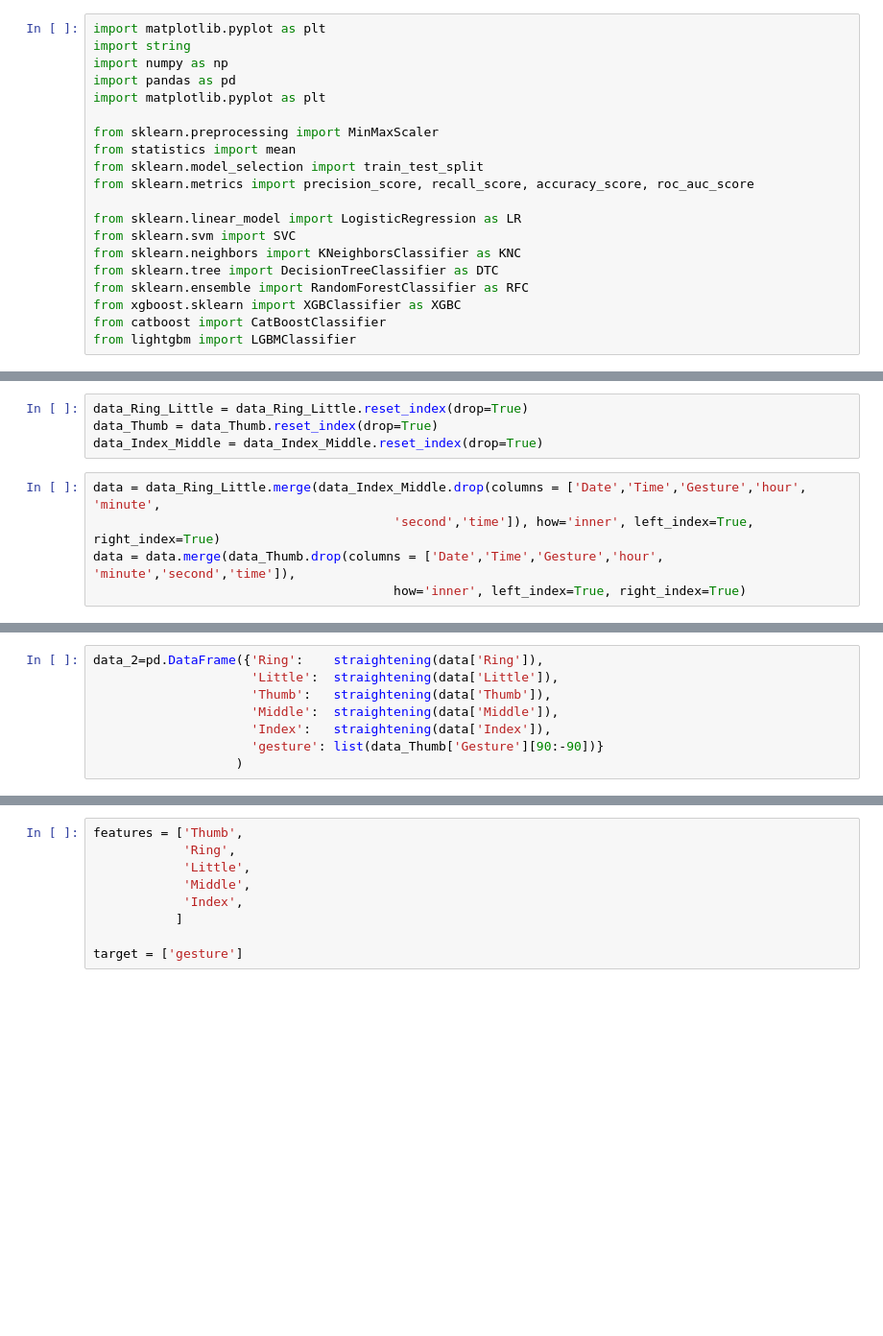
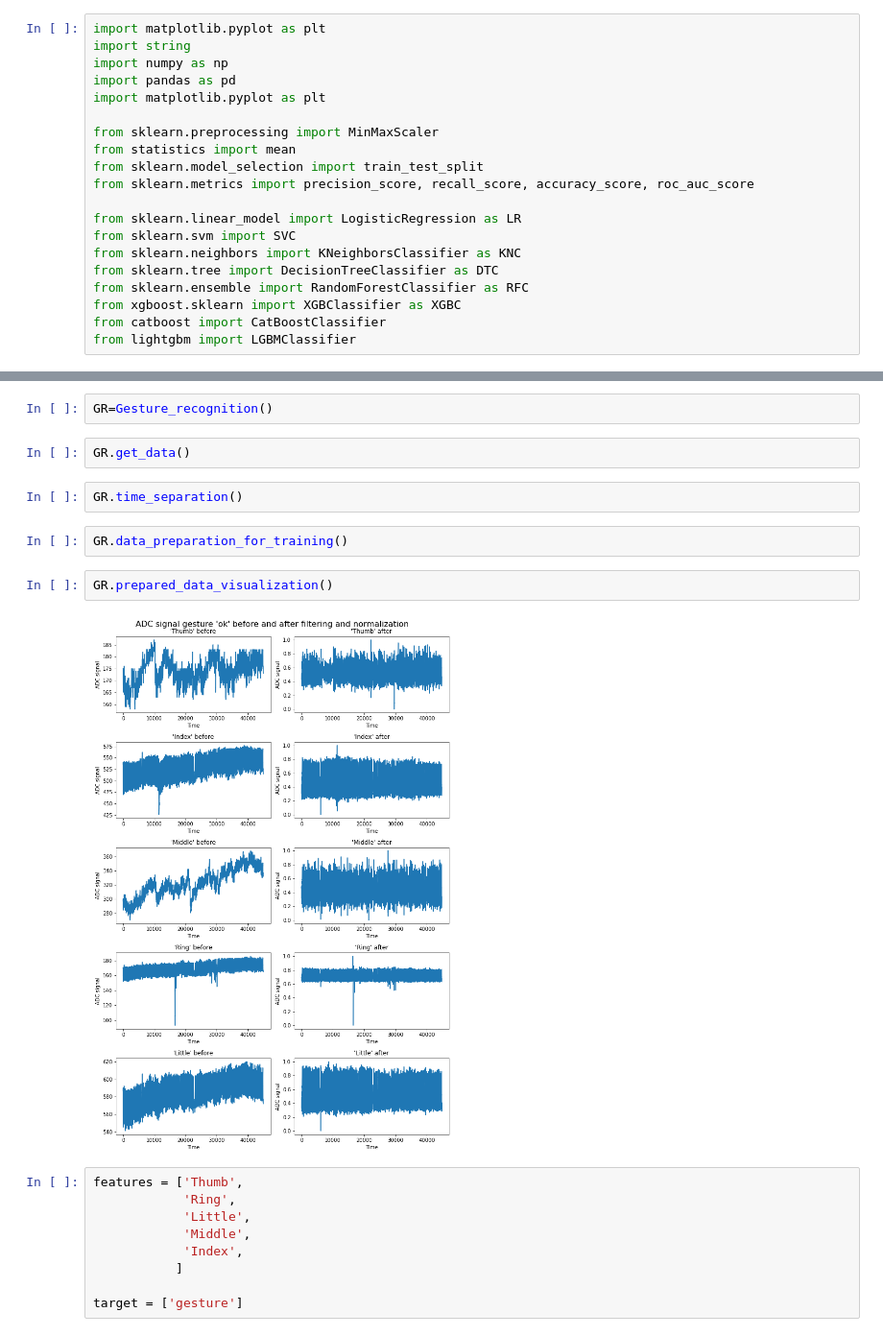
Before and after one commit to DmitriiRybkin/Gesture_recognition, a Jupyter notebook: Gesture_recognition.ipynb, the cells around one changed output, grey strips where cells are left out. Shown: that part at 96% size. Drawn from its saved outputs; the diff is of its cells as text; blank space fills up the shorter version.

Commit message:
Создан класс Gesture_recognition

```diff
--- a/Gesture_recognition.ipynb
+++ b/Gesture_recognition.ipynb
@@ -170,9 +20,0 @@ data_Index_Middle=data_Index_Middle[data_Index_Middle['time']>60900][data_Index_
-# %%
-data_Ring_Little = data_Ring_Little.reset_index(drop=True)
-data_Thumb = data_Thumb.reset_index(drop=True)
-data_Index_Middle = data_Index_Middle.reset_index(drop=True)
-# %%
-data = data_Ring_Little.merge(data_Index_Middle.drop(columns = ['Date','Time','Gesture','hour', 'minute',
-                                        'second','time']), how='inner', left_index=True, right_index=True)
-data = data.merge(data_Thumb.drop(columns = ['Date','Time','Gesture','hour', 'minute','second','time']),
-                                        how='inner', left_index=True, right_index=True)
@@ -182,8 +20,0 @@ data = data.merge(data_Thumb.drop(columns = ['Date','Time','Gesture','hour', 'mi
-# %%
-data_2=pd.DataFrame({'Ring':    straightening(data['Ring']),
-                     'Little':  straightening(data['Little']),
-                     'Thumb':   straightening(data['Thumb']),
-                     'Middle':  straightening(data['Middle']),
-                     'Index':   straightening(data['Index']),
-                     'gesture': list(data_Thumb['Gesture'][90:-90])}
-                   )
@@ -248,3 +254,15 @@ fig1.tight_layout()
+# %%
+GR=Gesture_recognition()
+# %%
+GR.get_data()
+# %%
+GR.time_separation()
+# %%
+GR.data_preparation_for_training()
+# %%
+GR.prepared_data_visualization()
+# %% [output]
+[figure, added]
 # %%
 features = ['Thumb',
             'Ring',
```
Also changed, not shown: parts of 13 cells of this notebook, 2 other files.
